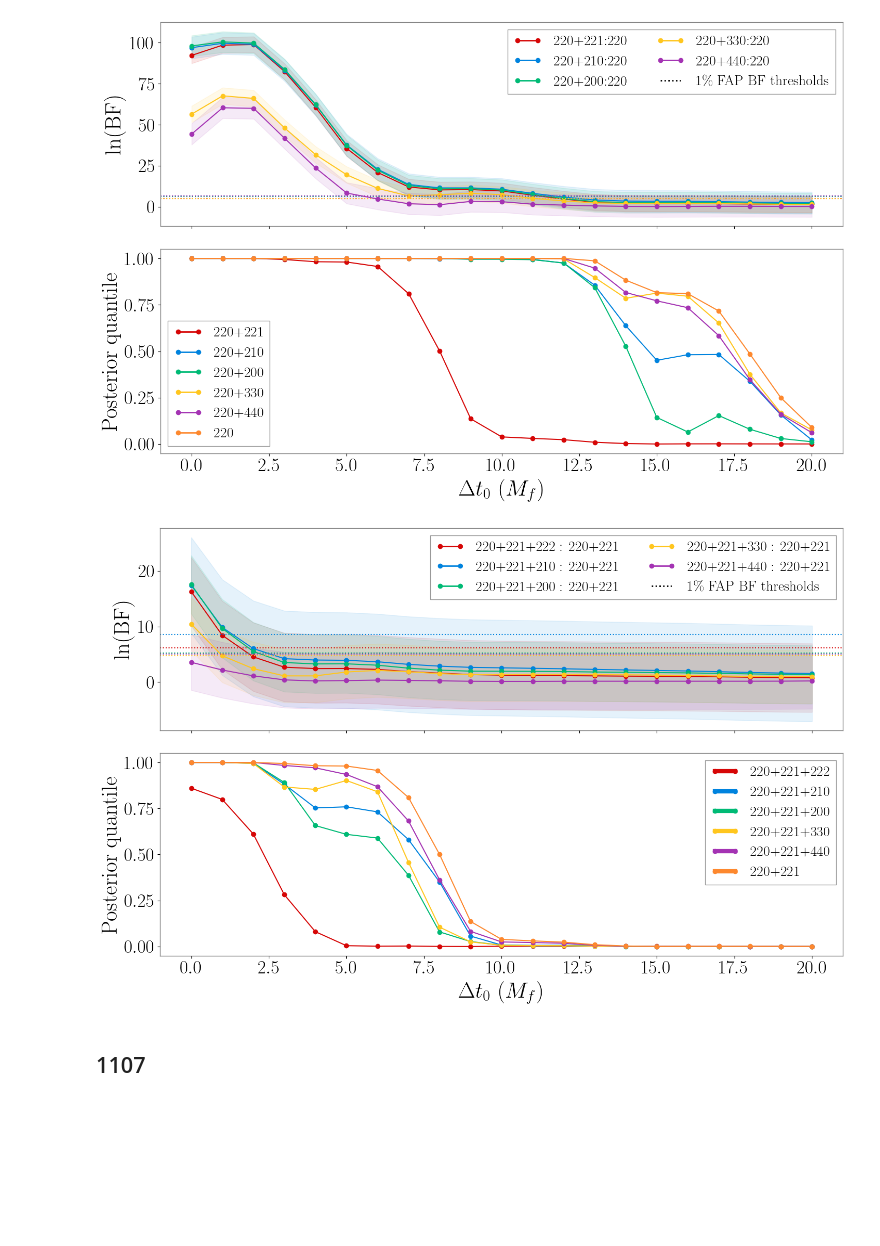
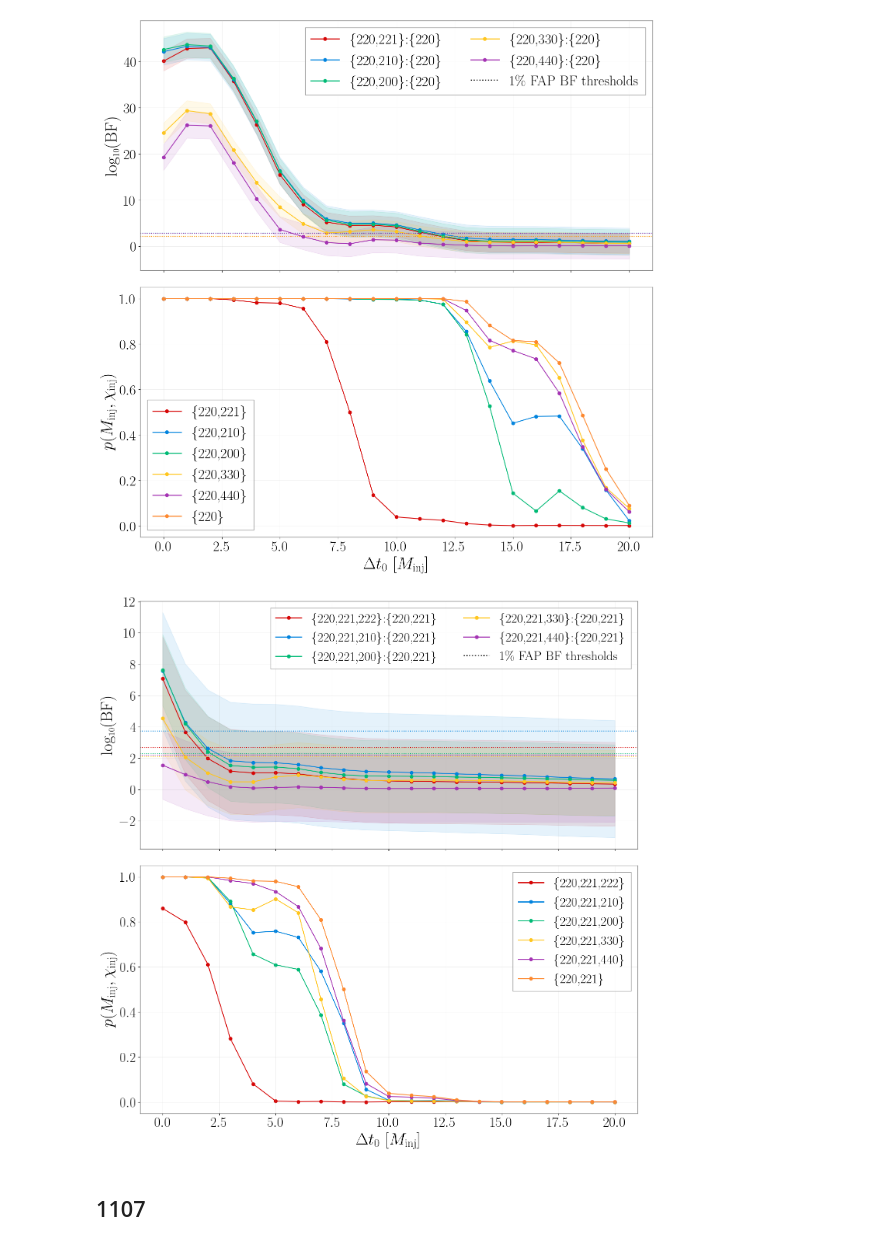
Before and after one commit to Lu-Neil/qnm_filter, a Jupyter notebook: code_demo/paper_plots/NR_results.ipynb, the cells around one changed output. Drawn from its saved outputs; the diff is of its cells as text; code cells hidden in the pictures; blank space fills up the shorter version.

```diff
--- a/code_demo/paper_plots/NR_results.ipynb
+++ b/code_demo/paper_plots/NR_results.ipynb
@@ -54,3 +58,6 @@ thresh_dict = {
     '220+330+200:220+330' : 5.13,
     '220+330+210:220+330' : 5.70,
 }
+
+for key in thresh_dict.keys():
+    thresh_dict[key] = thresh_dict[key]/np.log(10)
@@ -134,16 +106,0 @@ pl.savefig("plots/SXS:0305_2mode_BF_curve.pdf")
-# %%
-filename = "results/0305_2mode_pvalue.txt"
-data = np.loadtxt(filename)
-f = open(filename)
-header = f.readline()[2:]
-mode_list = eval(re.match(r"(\[.*?\])", header).group(1))
-
-time_arr = data[-1]
-pvalues = data[:-1]
-
-for idx, val in enumerate(pvalues[:-1]):
-    pl.plot(time_arr, val, marker='o', label=mode_list[idx], color=color_arr[idx])
-pl.legend()
-pl.xlabel("Time (M)")
-pl.ylabel("p value")
-pl.savefig("plots/SXS:0305_2mode_pvalue.pdf")
@@ -152,76 +107,82 @@ pl.savefig("plots/SXS:0305_2mode_pvalue.pdf")
 # %%
-fig, axs = pl.subplots(2, figsize = [15, 10], sharex = True)
+fig, axs = pl.subplots(2, sharex = True)
+axs[0].grid(alpha=0.3)
+axs[1].grid(alpha=0.3)
 filename = "results/0305_2mode_BFcurve.txt"
 data = np.loadtxt(filename)
 f = open(filename)
 header = f.readline()[2:]
 mode_list = eval(re.match(r"(\[.*?\])", header).group(1))
+plotting = ["220+221", "220+210", "220+200", "220+330", "220+440", "220"]
+plotting_label = ["\{220,221\}","\{220,210\}","\{220,200\}","\{220,330\}","\{220,440\}","\{220\}"]
 
 time_arr = data[-1]
-BF_curves = data[:-1]
+BF_curves = data[:-1]/np.log(10)
 for idx, val in enumerate(BF_curves):
-    axs[0].plot(time_arr, val, marker='o', label=mode_list[idx]+':220', color=color_arr[idx])
+    axs[0].plot(time_arr, val, marker='o', label=plotting_label[idx]+':\{220\}', color=color_arr[idx])
     axs[0].fill_between(time_arr, val-thresh_dict[mode_list[idx]+':220'], val+thresh_dict[mode_list[idx]+':220'],
                    alpha=0.1, color=color_arr[idx])
     axs[0].axhline(thresh_dict[mode_list[idx]+':220'],
                    alpha=1.0, color=color_arr[idx], ls=':')
 
 axs[0].plot(np.nan, np.nan, ls=':', color = 'k', label='1\% FAP BF thresholds')
 leg = axs[0].legend(ncols=2)
 for line in leg.get_lines():
     line.set_linewidth(2.0)
 
-axs[0].set_ylabel("ln(BF)")
+axs[0].set_ylabel(r"log$_{\scriptscriptstyle 10}$(BF)")
 
 filename = "results/0305_2mode_pvalue.txt"
 data = np.loadtxt(filename)
 f = open(filename)
 header = f.readline()[2:]
 mode_list = eval(re.match(r"(\[.*?\])", header).group(1))
 
 temp = {}
 for idx, mode in enumerate(mode_list):
     temp[mode] = data[idx]
-plotting = ["220+221", "220+210", "220+200", "220+330", "220+440", "220"]
 
 time_arr = data[-1]
 pvalues = data[:-1]
 for idx, mode in enumerate(plotting):
-    axs[1].plot(time_arr, temp[mode], marker='o', label=mode, color=color_arr[idx])
+    axs[1].plot(time_arr, temp[mode], '-o', label=plotting_label[idx], color=color_arr[idx])
 leg = axs[1].legend()
 for line in leg.get_lines():
     line.set_linewidth(2.0)
-axs[1].set_xlabel(r'$\Delta t_0$ ($M_f$)')
-axs[1].set_ylabel("Posterior quantile")
+axs[1].set_xlabel(r'$\Delta t_0$ [$M_\textrm{\huge inj}$]')
+axs[1].set_ylabel(r"$p(M_\textrm{\huge inj},\chi_\textrm{\huge inj})$")
 
 pl.tight_layout()
 pl.savefig("plots/0305_2mode_results.png")
 pl.savefig("plots/0305_2mode_results.pdf")
 # %% [output]
-[figure, old version]
+[figure, new version]
 # %%
-fig, axs = pl.subplots(2, figsize = [15, 10], sharex = True)
+fig, axs = pl.subplots(2, sharex = True)
+axs[0].grid(alpha=0.3)
+axs[1].grid(alpha=0.3)
 filename = "results/0305_3mode_BFcurve.txt"
 data = np.loadtxt(filename)
 f = open(filename)
 header = f.readline()[2:]
 mode_list = eval(re.match(r"(\[.*?\])", header).group(1))
+plotting_label = ["\{220,221,222\}","\{220,221,210\}","\{220,221,200\}","\{220,221,330\}","\{220,221,440\}","\{220,221\}"]
 
 time_arr = data[-1]
-BF_curves = data[:-1]
+BF_curves = data[:-1]/np.log(10)
 for idx, val in enumerate(BF_curves):
-    axs[0].plot(time_arr, val, marker='o', label=mode_list[idx]+" : 220+221", c=color_arr[idx])
+    axs[0].plot(time_arr, val, marker='o', label=plotting_label[idx]+':\{220,221\}', c=color_arr[idx])
     axs[0].fill_between(time_arr, val-thresh_dict[mode_list[idx]+':220+221'], val+thresh_dict[mode_list[idx]+':220+221'],
                    alpha=0.1, color=color_arr[idx])
     axs[0].axhline(thresh_dict[mode_list[idx]+':220+221'],
                    alpha=1.0, color=color_arr[idx], ls=':')
 
 axs[0].plot(np.nan, np.nan, ls=':', color = 'k', label='1\% FAP BF thresholds')
-leg = axs[0].legend(ncols=2)
+leg = axs[0].legend(ncols=2,fontsize=24)
 for line in leg.get_lines():
     line.set_linewidth(2.0)
 
-axs[0].set_ylabel("ln(BF)")
+axs[0].set_ylabel(r"log$_{\scriptscriptstyle 10}$(BF)")
 
 filename = "results/0305_3mode_pvalue.txt"
 data = np.loadtxt(filename)
@@ -232,19 +193,18 @@ mode_list = eval(re.match(r"(\[.*?\])", header).group(1))
 time_arr = data[-1]
 pvalues = data[:-1]
 for idx, val in enumerate(pvalues):
-    axs[1].plot(time_arr, val, marker='o', label=mode_list[idx], c=color_arr[idx])
-# leg = axs[1].legend()
+    axs[1].plot(time_arr, val, marker='o', label=plotting_label[idx], c=color_arr[idx])
+leg = axs[1].legend(fontsize=24)
 for line in leg.get_lines():
     line.set_linewidth(2.0)
-leg = axs[1].legend()
-axs[1].set_xlabel(r'$\Delta t_0$ ($M_f$)')
-axs[1].set_ylabel("Posterior quantile")
+axs[1].set_xlabel(r'$\Delta t_0$ [$M_\textrm{\huge inj}$]')
+axs[1].set_ylabel(r"$p(M_\textrm{\huge inj},\chi_\textrm{\huge inj})$")
 
 pl.tight_layout()
 pl.savefig("plots/0305_3mode_results.pdf")
 pl.savefig("plots/0305_3mode_results.png")
 # %% [output]
-[figure, old version]
+[figure, new version]
 # %% [markdown]
 ## 1107
 # %%
```
Also changed, not shown: parts of 8 cells of this notebook, 34 other files.
